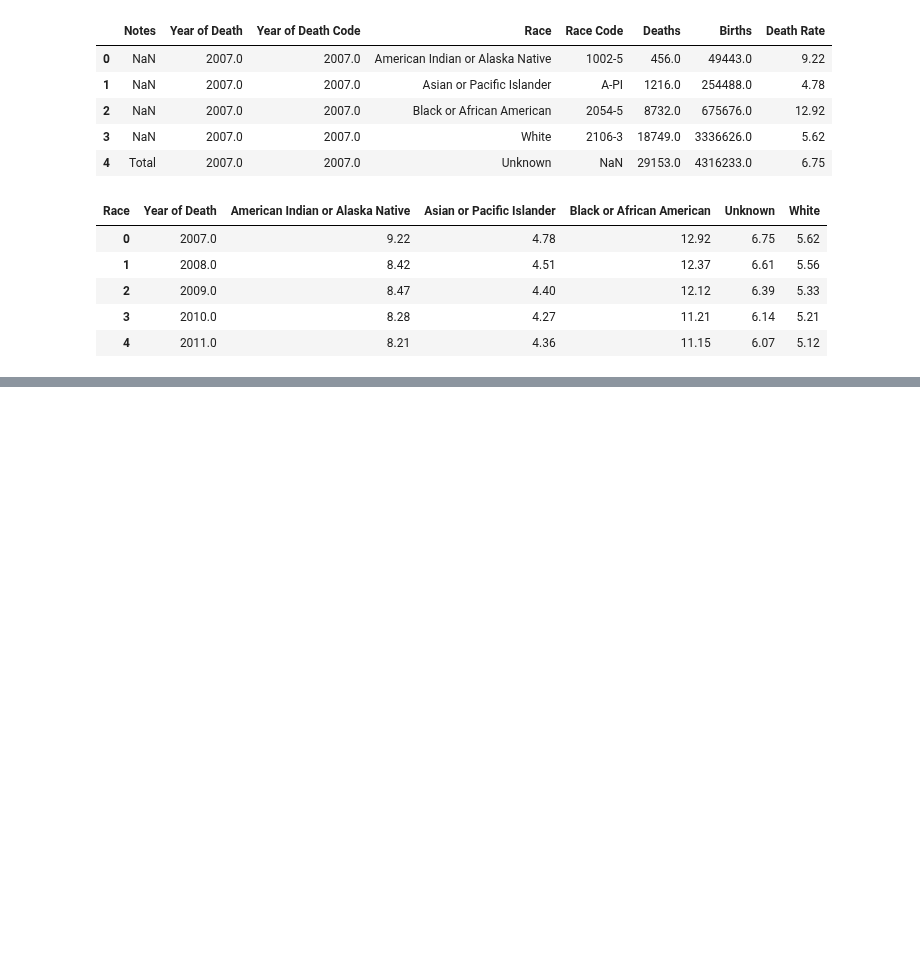
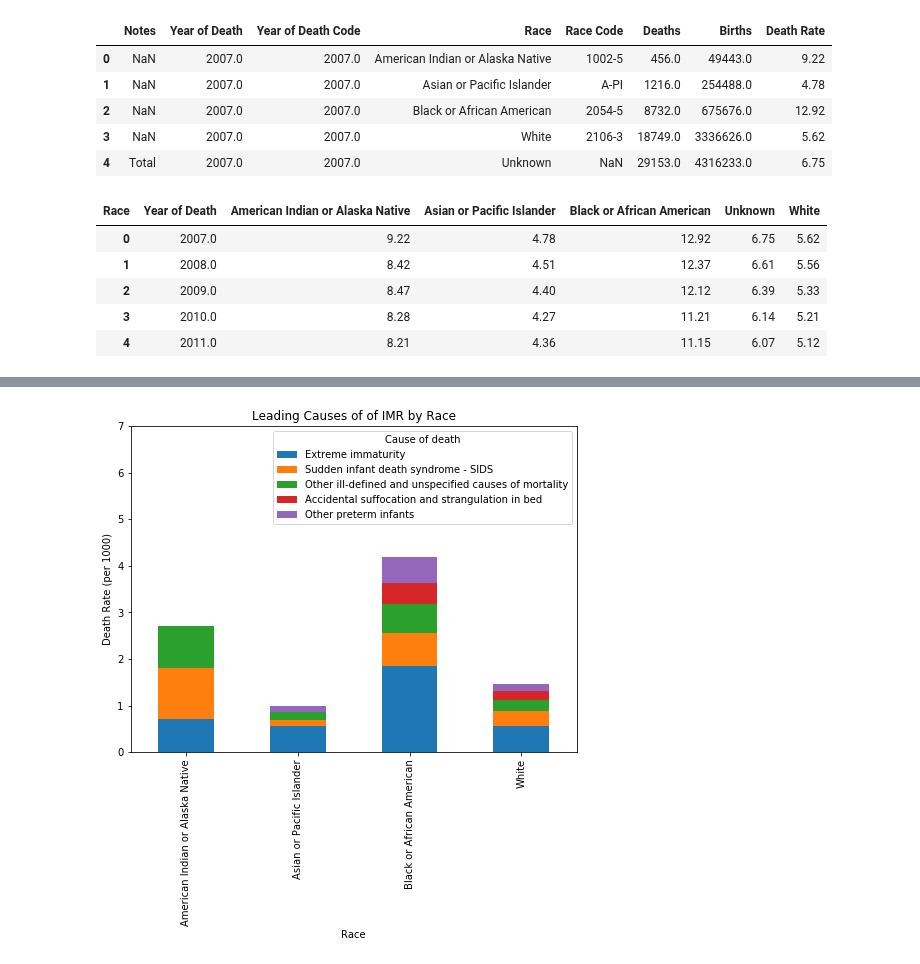
Before and after one commit to jasminajovanovic/IMR, a Jupyter notebook: IMR.ipynb, the cells around one changed output, grey strips where cells are left out. Saved outputs shown, nothing was run; the diff lists cells and outputs as text; code cells hidden in the pictures; blank space fills up the shorter version.

```diff
--- a/IMR.ipynb
+++ b/IMR.ipynb
@@ -228,0 +238,37 @@ groupedByAgeTop3.head()
+# %%
+causes = x_axis.unique()
+races = dfImrByRaceByCause['Race'].unique()
+# %%
+mylist = []
+for cause in causes:
+    for thisrace in races:
+        if ((dfImrByRaceByCause['Cause of death'] == cause) & (dfImrByRaceByCause['Race'] == thisrace)).any():
+            myrow = dfImrByRaceByCause.loc[(dfImrByRaceByCause['Cause of death'] == cause) & (dfImrByRaceByCause['Race'] == thisrace)]
+            mylist.append({
+                'Race': thisrace,
+                'Cause of death': cause,
+                'Death Rate' : myrow.iloc[0]['Death Rate']})
+        else:
+            mylist.append({
+                'Race': thisrace,
+                'Cause of death': cause,
+                'Death Rate' : 0})
+
+dfImrByRaceByCausePlotting = pd.DataFrame(mylist)
+
+dfImrByRaceByCausePlotting = dfImrByRaceByCausePlotting.pivot(index='Race', columns='Cause of death', values='Death Rate')
+
+dfImrByRaceByCausePlotting = dfImrByRaceByCausePlotting[[
+ 'Extreme immaturity',
+ 'Sudden infant death syndrome - SIDS',
+ 'Other ill-defined and unspecified causes of mortality',
+ 'Accidental suffocation and strangulation in bed',
+ 'Other preterm infants']]
+# %%
+ax = dfImrByRaceByCausePlotting.plot.bar(stacked=True, ylim=(0,7), figsize=(8, 6), title="Leading Causes of of IMR by Race")
+ax.set_ylabel("Death Rate (per 1000)")
+
+fig = ax.get_figure()
+fig.savefig('Leading Causes of IMR by Race.png')
+# %% [output]
+[figure, added]
```
Also changed, not shown: parts of 33 cells of this notebook, 7 other files.
